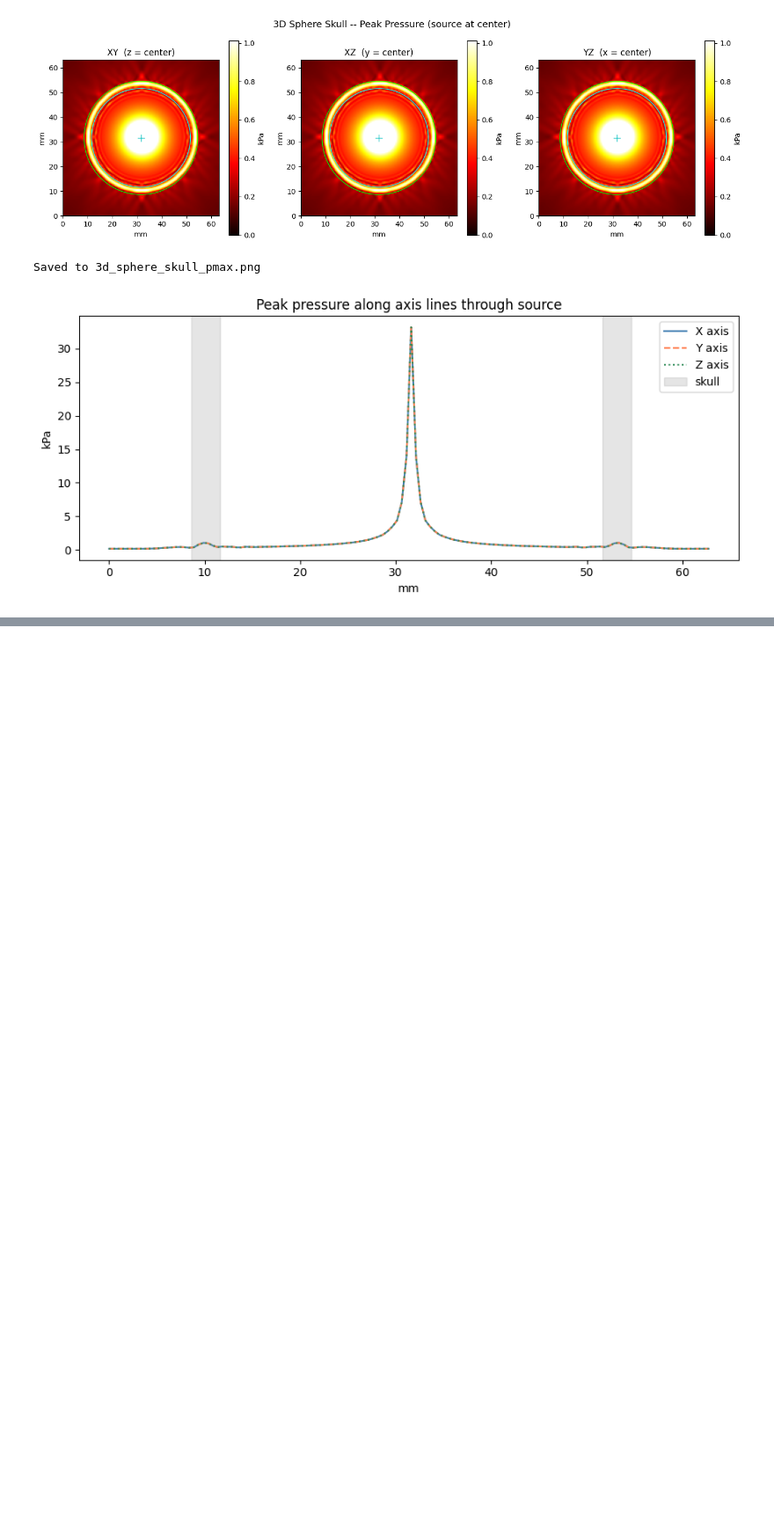
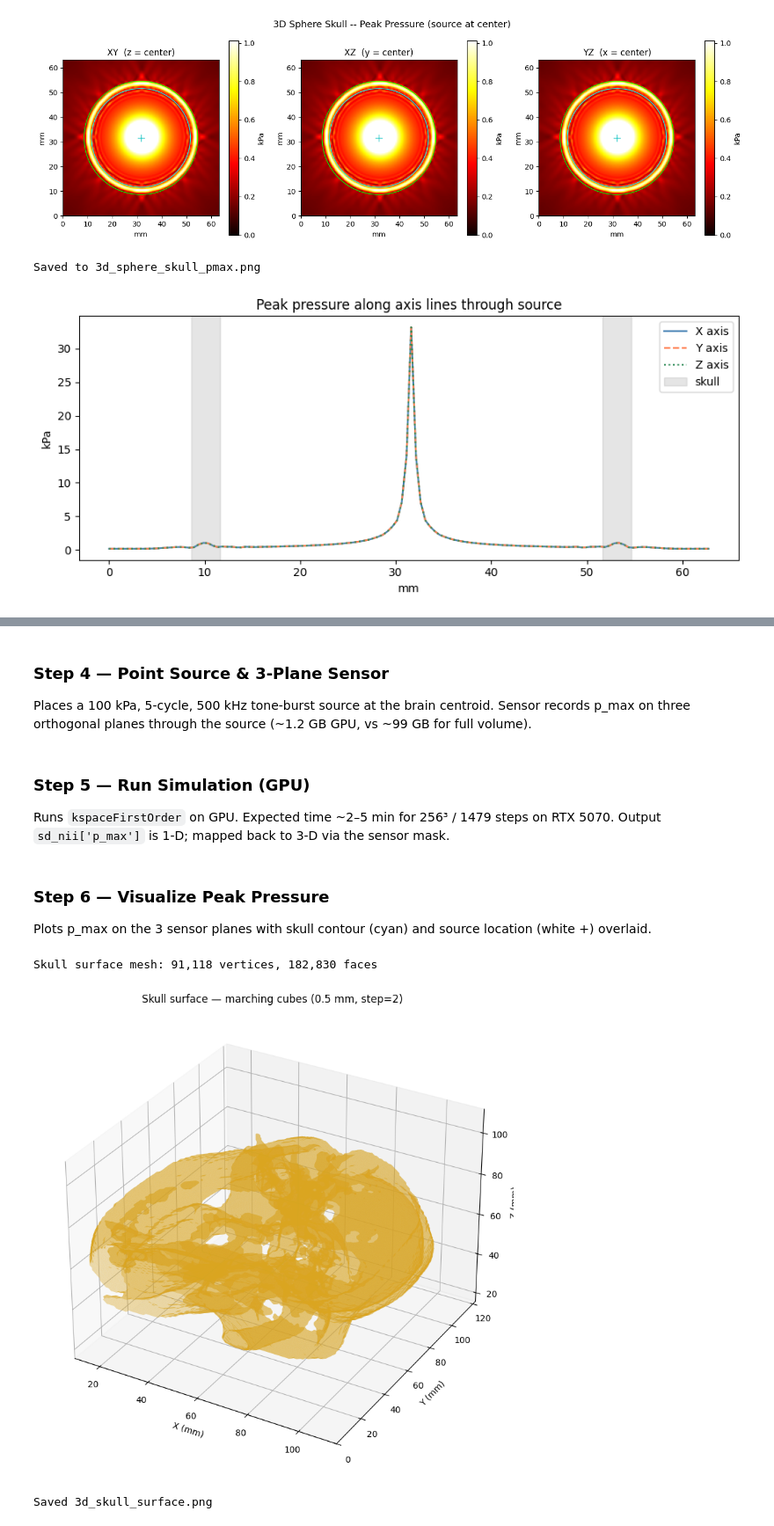
Before and after one commit to BenGitai/Brain-Ultrasound-Code-Pesaran-, a Jupyter notebook: 3dkwave.ipynb, the cells around one changed output, grey strips where cells are left out. Shown at 88% size. Cells and saved outputs as stored; diff of their text form; code cells hidden in the pictures; blank space fills up the shorter version.

```diff
--- a/3dkwave.ipynb
+++ b/3dkwave.ipynb
@@ -362,0 +542,43 @@ plt.show()
+# %% [markdown]
+### Step 4 — Point Source & 3-Plane Sensor
+Places a 100 kPa, 5-cycle, 500 kHz tone-burst source at the brain centroid. Sensor records p_max on three orthogonal planes through the source (~1.2 GB GPU, vs ~99 GB for full volume).
+# %% [markdown]
+### Step 5 — Run Simulation (GPU)
+Runs `kspaceFirstOrder` on GPU. Expected time ~2–5 min for 256³ / 1479 steps on RTX 5070. Output `sd_nii['p_max']` is 1-D; mapped back to 3-D via the sensor mask.
+# %% [markdown]
+### Step 6 — Visualize Peak Pressure
+Plots p_max on the 3 sensor planes with skull contour (cyan) and source location (white +) overlaid.
+# %%
+# ── 3D skull surface (marching cubes) ────────────────────────────────────────
+from skimage import measure
+from mpl_toolkits.mplot3d.art3d import Poly3DCollection
+
+# step_size=2 halves the resolution but cuts face count ~8x (still accurate enough)
+verts, faces, _, _ = measure.marching_cubes(skull_pad.astype(np.float32),
+                                             level=0.5, step_size=2)
+verts_mm = verts * dx_nii * 1e3   # convert voxels → mm
+
+print(f'Skull surface mesh: {len(verts_mm):,} vertices, {len(faces):,} faces')
+
+fig = plt.figure(figsize=(9, 8))
+ax  = fig.add_subplot(111, projection='3d')
+
+mesh = Poly3DCollection(verts_mm[faces], alpha=0.4, linewidth=0)
+mesh.set_facecolor('goldenrod')
+mesh.set_edgecolor('none')
+ax.add_collection3d(mesh)
+
+ax.set_xlim(verts_mm[:,0].min(), verts_mm[:,0].max())
+ax.set_ylim(verts_mm[:,1].min(), verts_mm[:,1].max())
+ax.set_zlim(verts_mm[:,2].min(), verts_mm[:,2].max())
+ax.set_xlabel('X (mm)');  ax.set_ylabel('Y (mm)');  ax.set_zlabel('Z (mm)')
+ax.set_title('Skull surface — marching cubes (0.5 mm, step=2)')
+
+plt.tight_layout()
+plt.savefig('3d_skull_surface.png', dpi=150)
+plt.show()
+print('Saved 3d_skull_surface.png')
+# %% [output]
+Skull surface mesh: 91,118 vertices, 182,830 faces
+[figure, added]
+Saved 3d_skull_surface.png
```
Also changed, not shown: parts of 12 cells of this notebook, 12 other files.
